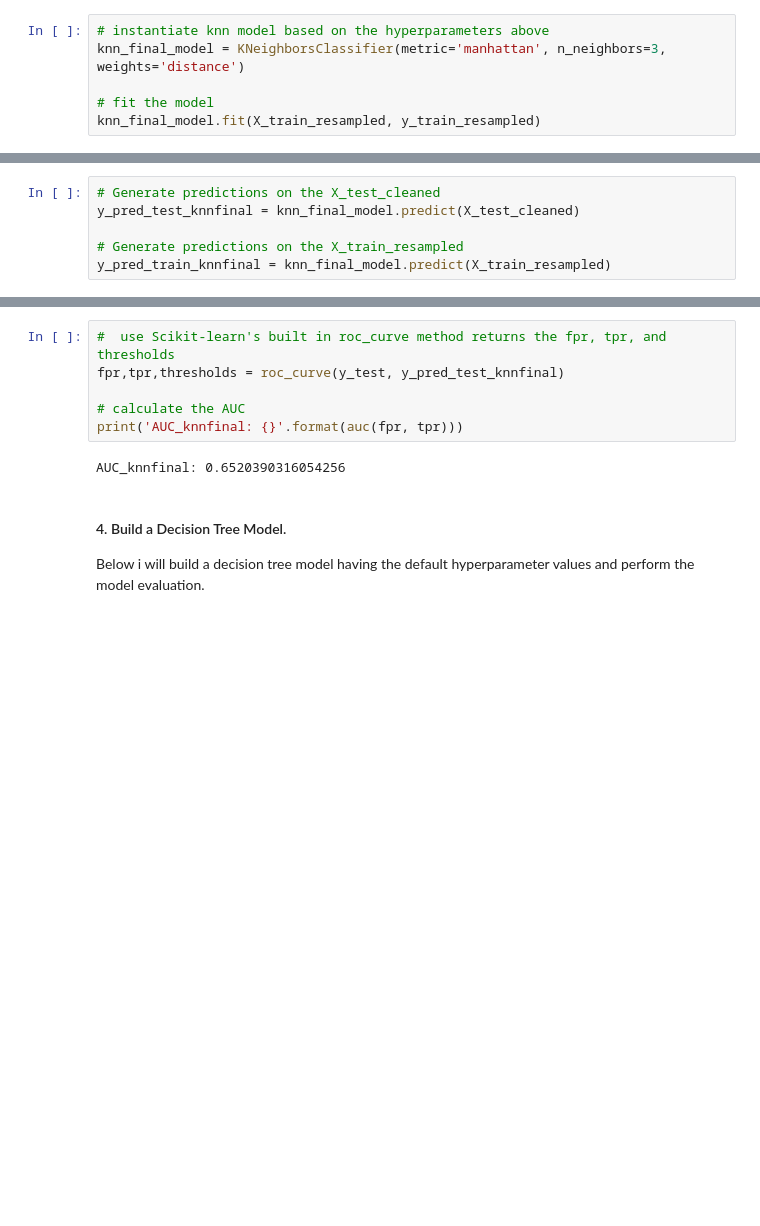
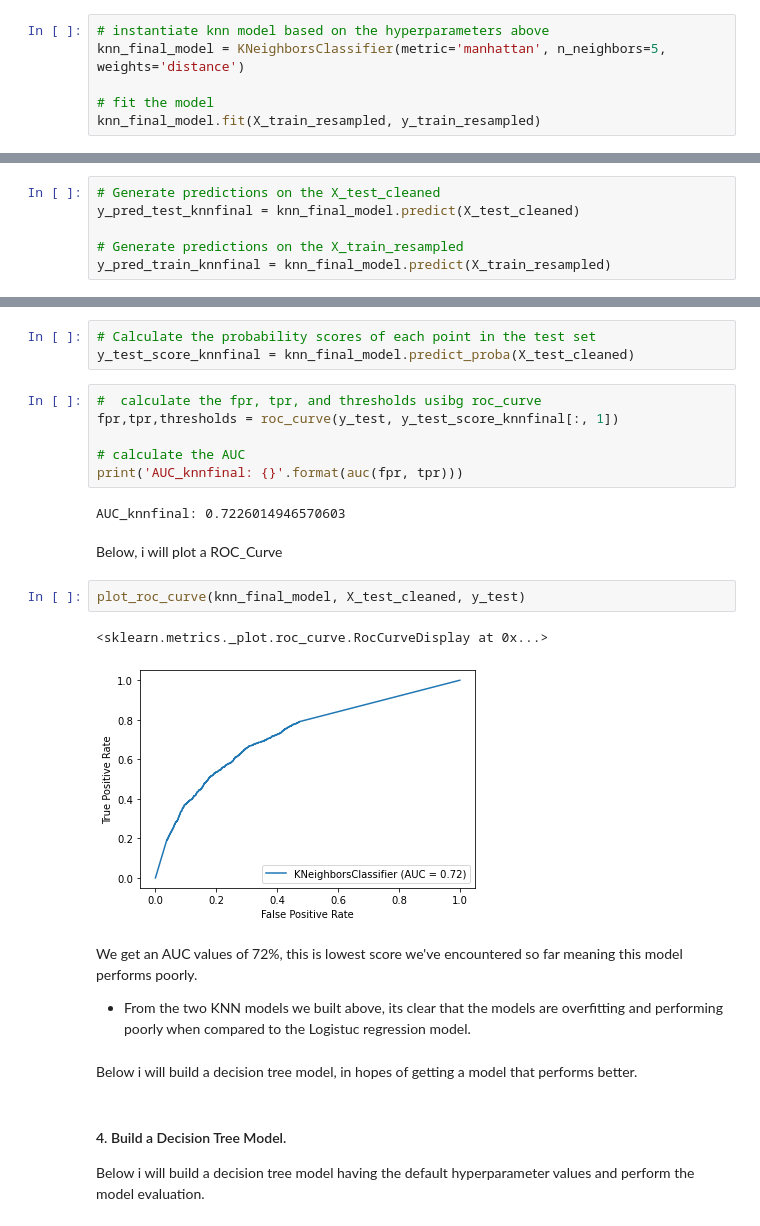
Before and after one commit to mainaroseline/H1N1-Vaccination-Rate-Analysis, a Jupyter notebook: project.ipynb, the cells around one changed output, grey strips where cells are left out. Cells and saved outputs as stored; diff of their text form; blank space fills up the shorter version.

```diff
--- a/project.ipynb
+++ b/project.ipynb
@@ -1027,7 +1055,7 @@ i will use this the above hyperparameters in coming up with the finall knn model
 Build a knn model based on the hyperparameters above.
 # %%
 # instantiate knn model based on the hyperparameters above
-knn_final_model = KNeighborsClassifier(metric='manhattan', n_neighbors=3, weights='distance')
+knn_final_model = KNeighborsClassifier(metric='manhattan', n_neighbors=5, weights='distance')
 
 # fit the model
 knn_final_model.fit(X_train_resampled, y_train_resampled)
@@ -1051,11 +1087,27 @@ train_knn_final_accuracy_score:  1.0
+# %%
+# Calculate the probability scores of each point in the test set
+y_test_score_knnfinal = knn_final_model.predict_proba(X_test_cleaned)
 # %%
-#  use Scikit-learn's built in roc_curve method returns the fpr, tpr, and thresholds
-fpr,tpr,thresholds = roc_curve(y_test, y_pred_test_knnfinal)
+#  calculate the fpr, tpr, and thresholds usibg roc_curve
+fpr,tpr,thresholds = roc_curve(y_test, y_test_score_knnfinal[:, 1])
 
 # calculate the AUC
 print('AUC_knnfinal: {}'.format(auc(fpr, tpr)))
 # %% [output]
-AUC_knnfinal: 0.6520390316054256
+AUC_knnfinal: 0.7226014946570603
+# %% [markdown]
+Below, i will plot a ROC_Curve
+# %%
+plot_roc_curve(knn_final_model, X_test_cleaned, y_test)
+# %% [output]
+<sklearn.metrics._plot.roc_curve.RocCurveDisplay at 0x...>
+[figure, added]
+# %% [markdown]
+We get an AUC values of 72%, this is lowest score we've encountered so far meaning this model performs poorly.
+
+- From the two KNN models we built above, its clear that the models are overfitting and performing poorly when compared to the Logistuc regression model.
+# %% [markdown]
+Below i will build a decision tree model, in hopes of getting a model that performs better.
 # %% [markdown]
 #### 4. Build a Decision Tree Model.
 
```
Also changed, not shown: parts of 55 cells of this notebook.
